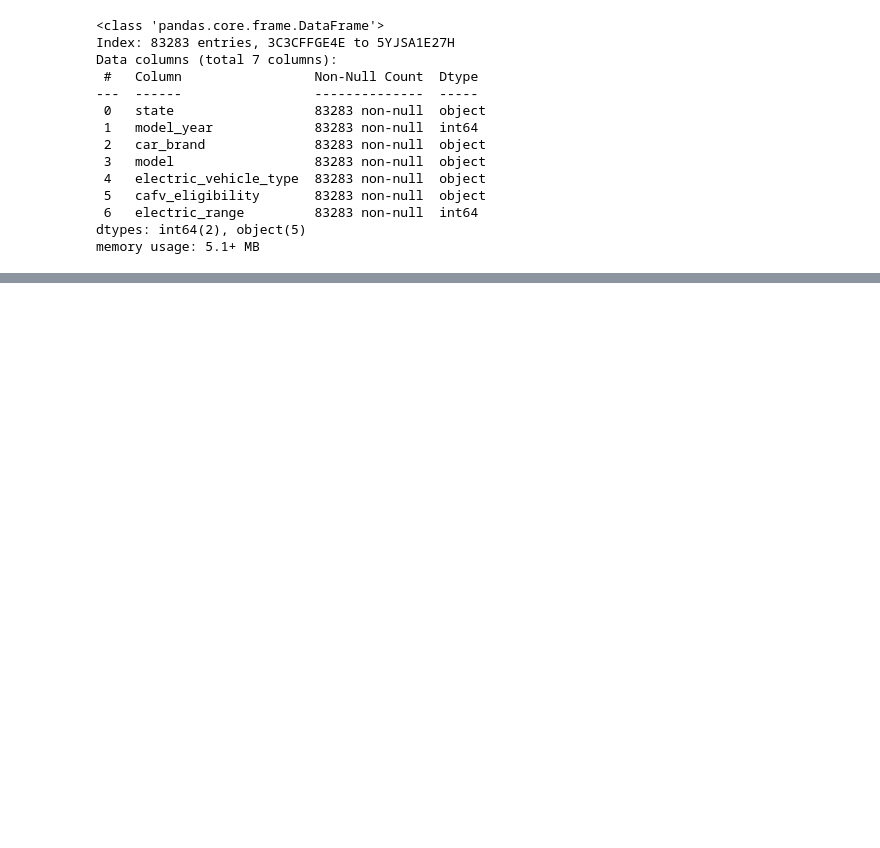
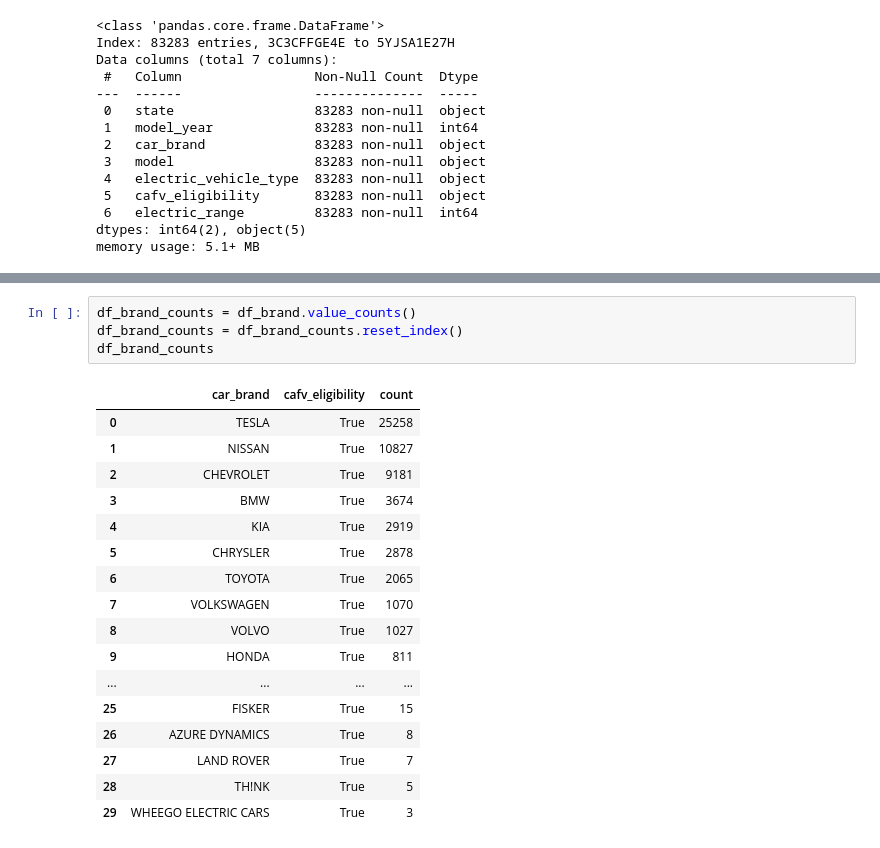
Before and after one commit to Manhatai/Data_Science_Excersises, a Jupyter notebook: Electric_vehicle_population.ipynb, the cells around one changed output, grey strips where cells are left out. Drawn from its saved outputs; the diff is of its cells as text; blank space fills up the shorter version.

```diff
--- a/Electric_vehicle_population.ipynb
+++ b/Electric_vehicle_population.ipynb
@@ -563,0 +567,22 @@ df_brand
+# %%
+df_brand_counts = df_brand.value_counts()
+df_brand_counts = df_brand_counts.reset_index()
+df_brand_counts
+# %% [output]
+|  | car_brand | cafv_eligibility | count |
+| 0 | TESLA | True | 25258 |
+| 1 | NISSAN | True | 10827 |
+| 2 | CHEVROLET | True | 9181 |
+| 3 | BMW | True | 3674 |
+| 4 | KIA | True | 2919 |
+| 5 | CHRYSLER | True | 2878 |
+| 6 | TOYOTA | True | 2065 |
+| 7 | VOLKSWAGEN | True | 1070 |
+| 8 | VOLVO | True | 1027 |
+| 9 | HONDA | True | 811 |
+| ... | ... | ... | ... |
+| 25 | FISKER | True | 15 |
+| 26 | AZURE DYNAMICS | True | 8 |
+| 27 | LAND ROVER | True | 7 |
+| 28 | TH!NK | True | 5 |
+| 29 | WHEEGO ELECTRIC CARS | True | 3 |
```
Also changed, not shown: parts of 5 cells of this notebook, 1 other file.
